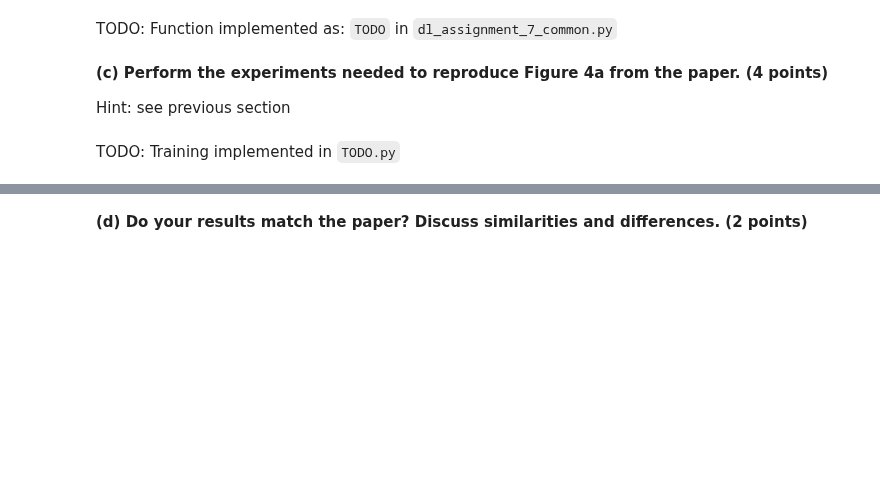
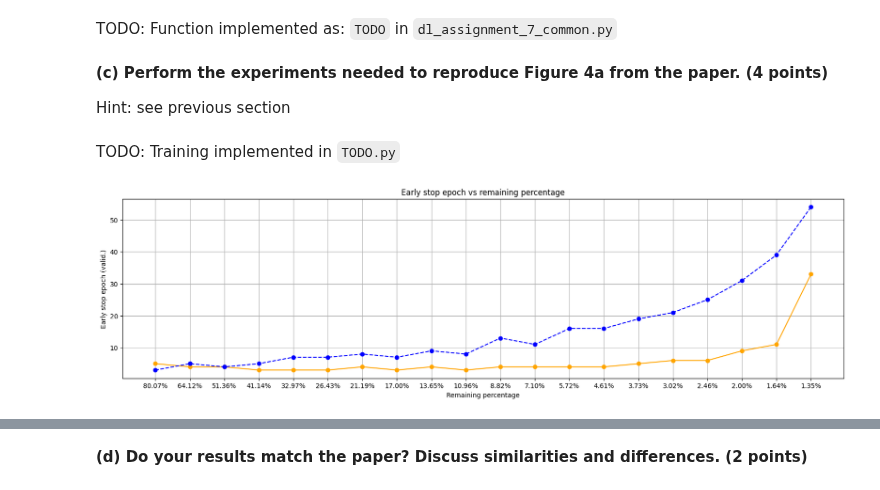
Before and after one commit to LukaMucko/DeepLearning, a Jupyter notebook: lab7/dl-assignment-7.ipynb, the cells around one changed output, grey strips where cells are left out. Drawn from its saved outputs; the diff is of its cells as text; code cells hidden in the pictures; blank space fills up the shorter version.

Commit message:
Plots for 7.6 and 7.7

```diff
--- a/lab7/dl-assignment-7.ipynb
+++ b/lab7/dl-assignment-7.ipynb
@@ -403,18 +403,23 @@ Hint 2: look at previous assignments for how to plot. If you do want to include
 TODO: Training implemented in `TODO.py`
 # %%
 # TODO: your code here
-folder = os.path.join("checkpoints", "lenet_prunes_trained")
+folder = os.path.join("checkpoints")
 pretrained = {"best_epoch": [], "test_acc": []}
 untrained = {"best_epoch": [], "test_acc": []}
-prune_percentages = np.array([99.5, 99, 95, 90, 75, 50, 10]) / 100
+prune_percentages = np.array([99.5, 99, 95, 90, 75, 50, 10, 0]) / 100
 for p in prune_percentages:
-    for state in ["untrained", "pretrained"]:
-        net, history = load_network(f"{p}_{state}_lenet", 1.2e-3, "adam", folder)
+    for state in ["pretrained","untrained"]:
+        if p==0. and state=="untrained":
+            continue
+        net, history = load_network(experiment_name = f"{p}_{state}_lenet", lr = 1.2e-3, optimizer="adam", save_path=folder)
         best_epoch = history["early_stop_epoch"][-1]
         if state=="pretrained":
             pretrained["best_epoch"].append(best_epoch)
             pretrained["test_acc"].append(history["test_acc"][best_epoch-1])
-        else:
+            if p==0.:
+                untrained["best_epoch"].append(best_epoch)
+                untrained["test_acc"].append(history["test_acc"][best_epoch-1])
+        elif state=="untrained":
             untrained["best_epoch"].append(best_epoch)
             untrained["test_acc"].append(history["test_acc"][best_epoch-1])
 # %%
@@ -490,0 +530,20 @@ TODO: Training implemented in `TODO.py`
+# %%
+x_values = list(range(1,22))
+
+# Plotting
+plt.figure(figsize=(20, 5))
+
+y_values = [trained_results[p]['best_epoch'] for p in sorted(trained_results.keys(), reverse=True)]
+plt.plot(x_values, y_values, color='orange', linestyle='solid', marker='o')
+
+y_values = [untrained_results[p]['best_epoch'] for p in sorted(untrained_results.keys(), reverse=True)]
+plt.plot(x_values, y_values, color="blue", linestyle="dashed", marker="o")
+
+plt.xlabel('Remaining percentage')
+plt.ylabel('Early stop epoch (valid.)')
+plt.title('Early stop epoch vs remaining percentage')
+plt.grid(True)
+plt.xticks(x_values, [f'{p:.2f}%' for p in sorted(trained_results.keys(), reverse=True)])
+plt.show()
+# %% [output]
+[figure, added]
```
Also changed, not shown: parts of 15 cells of this notebook.
